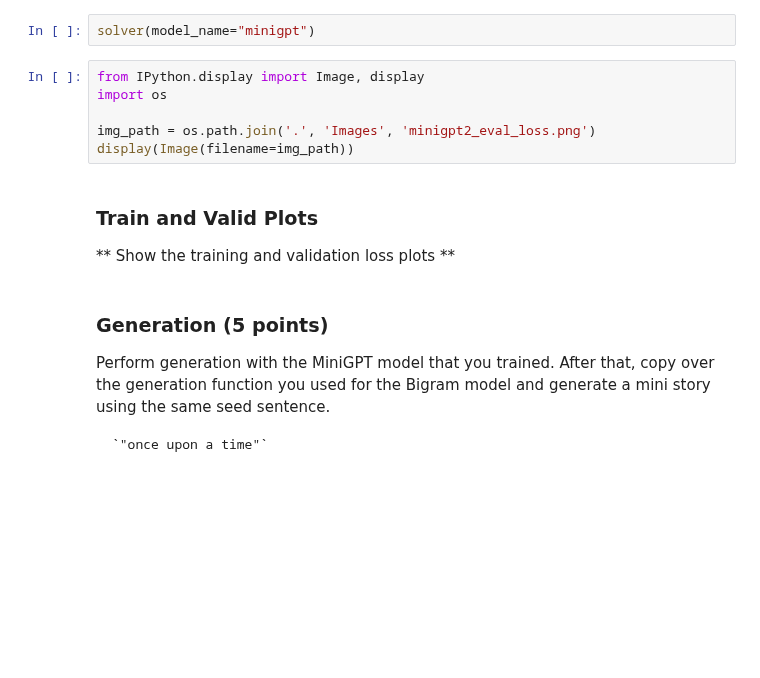
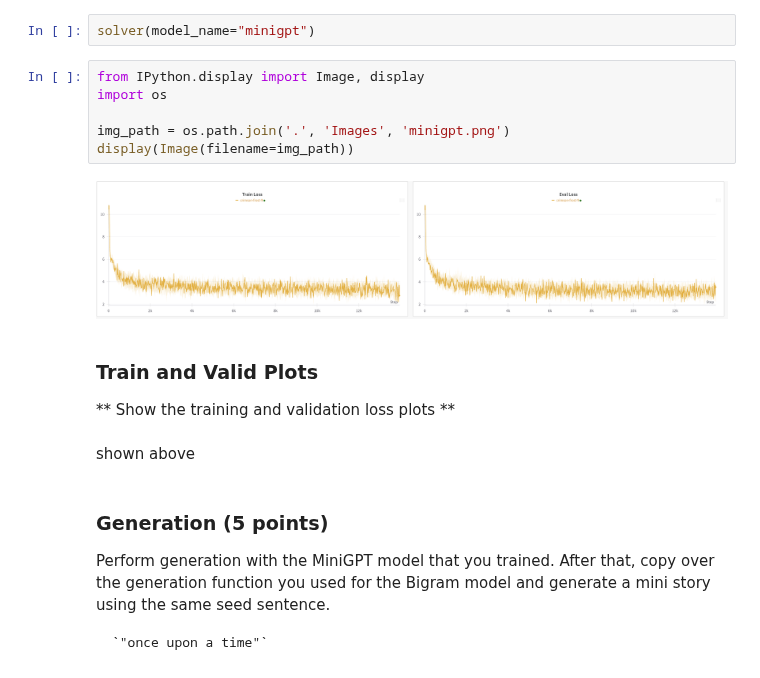
Before and after one commit to kbaseba/239AS_2, a Jupyter notebook: Project_3/Language_Modelling.ipynb, the cells around one changed output. Cells and saved outputs as stored; diff of their text form; blank space fills up the shorter version.

```diff
--- a/Project_3/Language_Modelling.ipynb
+++ b/Project_3/Language_Modelling.ipynb
@@ -281,14 +311,18 @@ solver(model_name="minigpt")
 # %%
 from IPython.display import Image, display
 import os
 
-img_path = os.path.join('.', 'Images', 'minigpt2_eval_loss.png')
+img_path = os.path.join('.', 'Images', 'minigpt.png')
 display(Image(filename=img_path))
+# %% [output]
+[figure, added]
 # %% [markdown]
 ### Train and Valid Plots
 
 
 ** Show the training and validation loss plots **
+# %% [markdown]
+shown above
 # %% [markdown]
 ### Generation (5 points)
 
```
Also changed, not shown: parts of 10 cells of this notebook, 5 other files.
